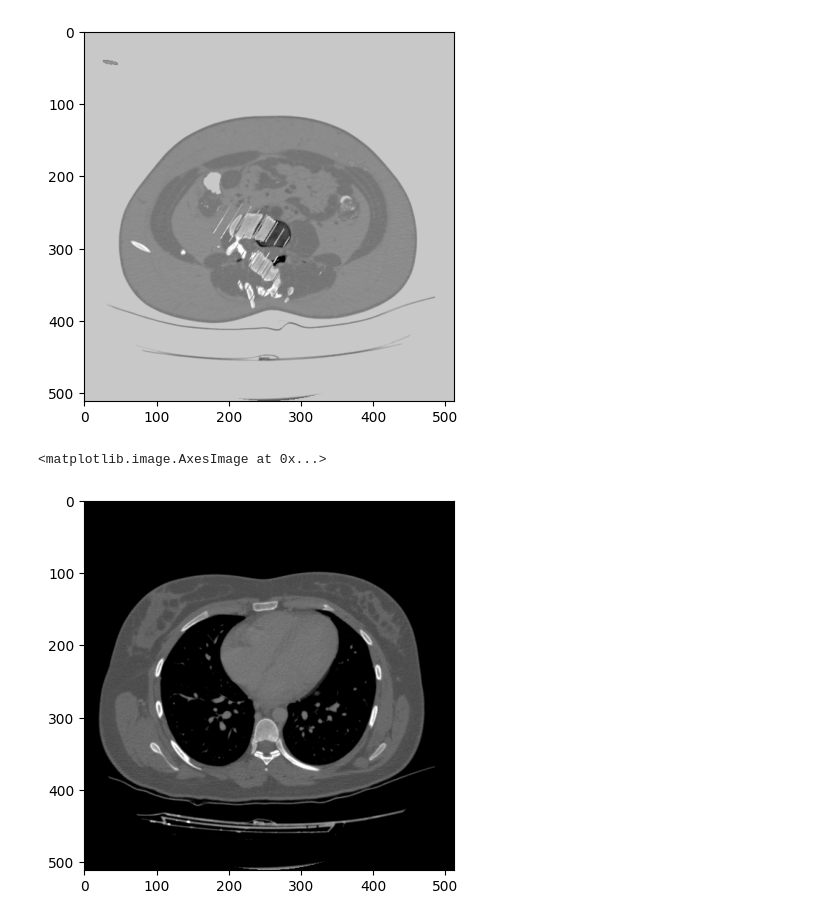
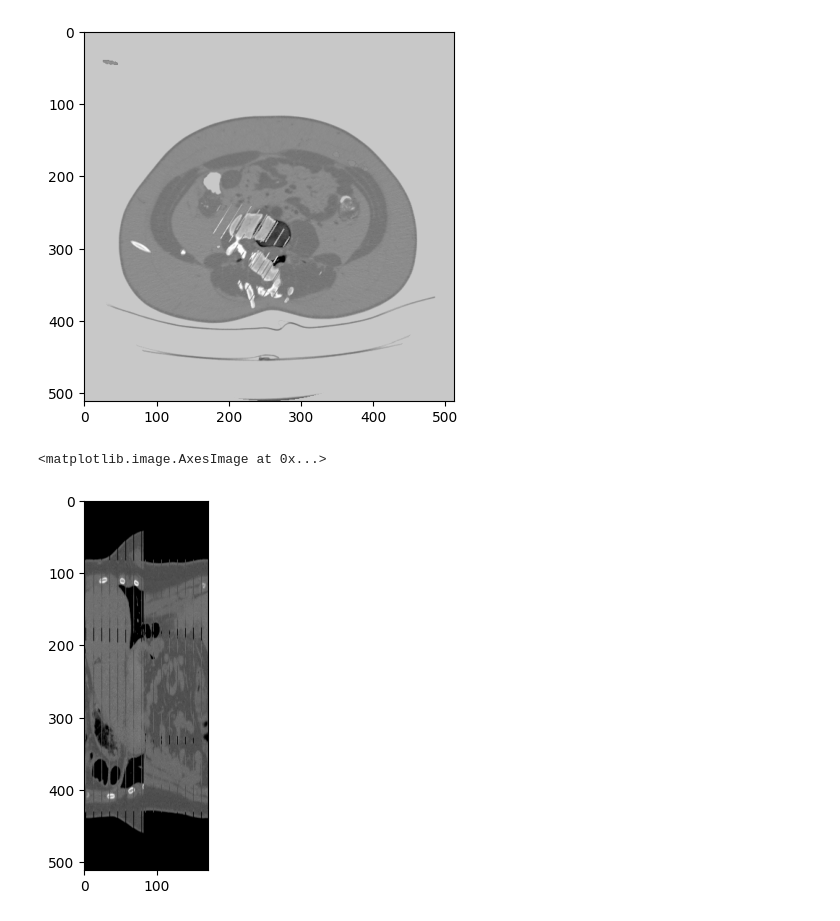
Before and after one commit to DB19222/DL2-group5-med-seg, a Jupyter notebook: notebooks/organ_rotations.ipynb, the cells around one changed output. Drawn from its saved outputs; the diff is of its cells as text; code cells hidden in the pictures.

```diff
--- a/notebooks/organ_rotations.ipynb
+++ b/notebooks/organ_rotations.ipynb
@@ -88,10 +92,10 @@ plt.imshow(rotated_organ[:, :, :, 100].squeeze(), cmap='gray')
 <matplotlib.image.AxesImage at 0x...>
 [figure]
 # %%
-plt.imshow(image[:, :, :, 80].squeeze(), cmap='gray')
+plt.imshow(image[:,  200, ].squeeze(), cmap='gray')
 # %% [output]
 <matplotlib.image.AxesImage at 0x...>
-[figure, old version]
+[figure, new version]
 # %%
 from monai.visualize.utils import matshow3d
 # %%
```
Also changed, not shown: parts of 1 cell of this notebook, 1 other file.
